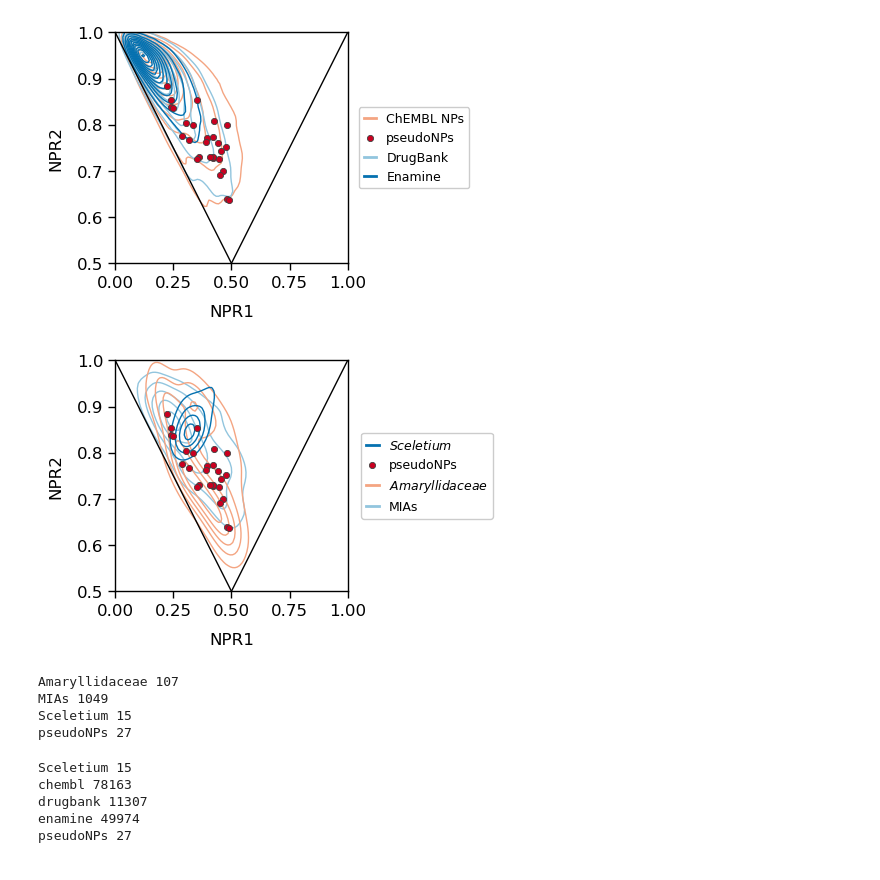
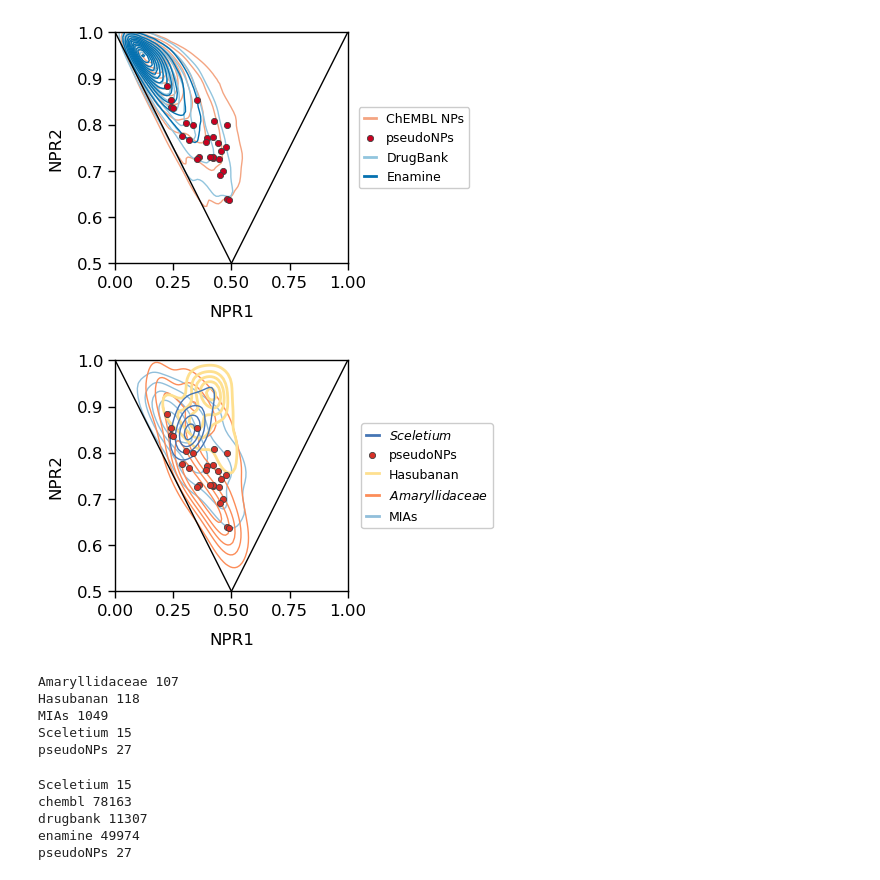
Before and after one commit to BernalFA/2025_Greiner_PseudoNPs, a Jupyter notebook: notebooks/2.01-fb-first_plots.ipynb, the cells around one changed output. Saved outputs shown, nothing was run; the diff lists cells and outputs as text; code cells hidden in the pictures.

```diff
--- a/notebooks/2.01-fb-first_plots.ipynb
+++ b/notebooks/2.01-fb-first_plots.ipynb
@@ -119,7 +119,7 @@ plt.show()
 [figure]
 # %%
 def prepare_alkaloid_comparison(df):
-    comparisons = df.query("dataset in ['pseudoNPs', 'Sceletium']").copy()
+    comparisons = df.query("dataset in ['pseudoNPs', 'Sceletium', 'Hasubanan']").copy()
     comparisons["new_set"] = comparisons["dataset"]
     for file in ["Amaryllidaceae.csv", "MIAs.csv"]:
         idx = pd.read_csv(HERE / "data" / file)
@@ -293,7 +303,7 @@ plt.show()
 fig = plt.figure()
 ax = fig.add_subplot()
 # for data in comparisons.new_set.unique():
-for data in ["MIAs", "Amaryllidaceae", "Sceletium", "pseudoNPs"]:
+for data in ["MIAs", "Amaryllidaceae", "Hasubanan", "Sceletium", "pseudoNPs"]:
     idx = pca_scores.query("new_set == @data").index
     ax.scatter(pca_scores.loc[idx, "PC3"], pca_scores.loc[idx, "PC2"],
                 s=family_size[data],
@@ -303,7 +313,7 @@ for data in ["MIAs", "Amaryllidaceae", "Sceletium", "pseudoNPs"]:
                 label=family_labels[data],
                 zorder=family_order[data])
 
-ax.set(xlim=(-6.5, 8), ylim=(-7, 9))
+ax.set(xlim=(-6, 8), ylim=(-9, 8))
 
 plt.xlabel(f"PC3 ({pca_var.loc[0, "PC3"]:.1%})")
 plt.ylabel(f"PC2 ({pca_var.loc[0, "PC2"]:.1%})")
@@ -312,7 +322,7 @@ plt.legend(loc="center right",
            fontsize=9,
            handlelength=1,
            frameon=True)
-plt.savefig(FIG_DIR / "pca_score_plot_alkaloids_alone_PC3.png",
+plt.savefig(FIG_DIR / "20250919_pca_score_plot_alkaloids_alone_PC3.png",
             transparent=True, bbox_inches="tight")
 
 plt.show()
@@ -421,7 +431,7 @@ def prepare_scores(scores, prop, alkaloids=False):
             c.append(family_colors[n])
     else:
         for n, group in scores.groupby("dataset"):
-            if n != "Sceletium":
+            if n not in ["Sceletium", "Hasubanan"]:
                 data.append(group[prop])
                 labels.append(general_labels[n])
                 c.append(general_colors[n])
@@ -712,47 +730,59 @@ for data in comparisons4.new_set.unique():
     if data == "pseudoNPs":
         pt = ax.scatter(tmp["NPR1"], tmp["NPR2"],
                         s=family_size[data],
                         c=family_colors[data],
                         edgecolors=[0.25, 0.25, 0.25],
                         linewidths=0.6,
                         label=family_labels[data],
                         zorder=family_order[data])
         elements.append((data, pt))
     else:
         X, Y, Z = densities2[data]
-        ax.contour(X, Y, Z,
-                   levels=5,
-                   colors=family_colors[data],
-                   linewidths=1,
-                   vmin=1e-3,
-                   extend="min",
-                   zorder=family_order[data])
+        if data == "Hasubanan":
+            ax.contour(X, Y, Z,
+                    levels=5,
+                    colors=family_colors[data],
+                    linewidths=2,
+                    vmin=1e-3,
+                    extend="min",
+                    zorder=family_order[data])
+        else:
+            ax.contour(X, Y, Z,
+                    levels=5,
+                    colors=family_colors[data],
+                    linewidths=1,
+                    vmin=1e-3,
+                    extend="min",
+                    zorder=family_order[data])
         elements.append((data, Line2D([], [], color=family_colors[data])))
 
 ax.axline((0, 1), (0.5, 0.5), color="k", linewidth=1)
 ax.axline((0.5, 0.5), (1, 1), color="k", linewidth=1)
 
 ax.set_ylim((0.5, 1))
 
 plt.xlabel("NPR1")
 plt.ylabel("NPR2")
 plt.legend([e[1] for e in elements],
            [family_labels[e[0]] for e in elements],
            loc="center right",
            bbox_to_anchor=(1.65, 0.5),
            fontsize=9,
            handlelength=1,
            frameon=True)
-plt.savefig(FIG_DIR / "PMIs_alkaloids.png",
+# plt.savefig(FIG_DIR / "PMIs_alkaloids.png",
+#             transparent=True, bbox_inches="tight")
+plt.savefig(FIG_DIR / "20250919_PMIs_alkaloids.png",
             transparent=True, bbox_inches="tight")
 plt.show()
 # %% [output]
-[figure, old version]
+[figure, new version]
 # %%
-for n, group in comparisons.groupby("new_set"):
+for n, group in comparisons3.groupby("new_set"):
     print(n, len(group))
 # %% [output]
 Amaryllidaceae 107
+Hasubanan 118
 MIAs 1049
 Sceletium 15
 pseudoNPs 27
```
Also changed, not shown: parts of 10 cells of this notebook.
